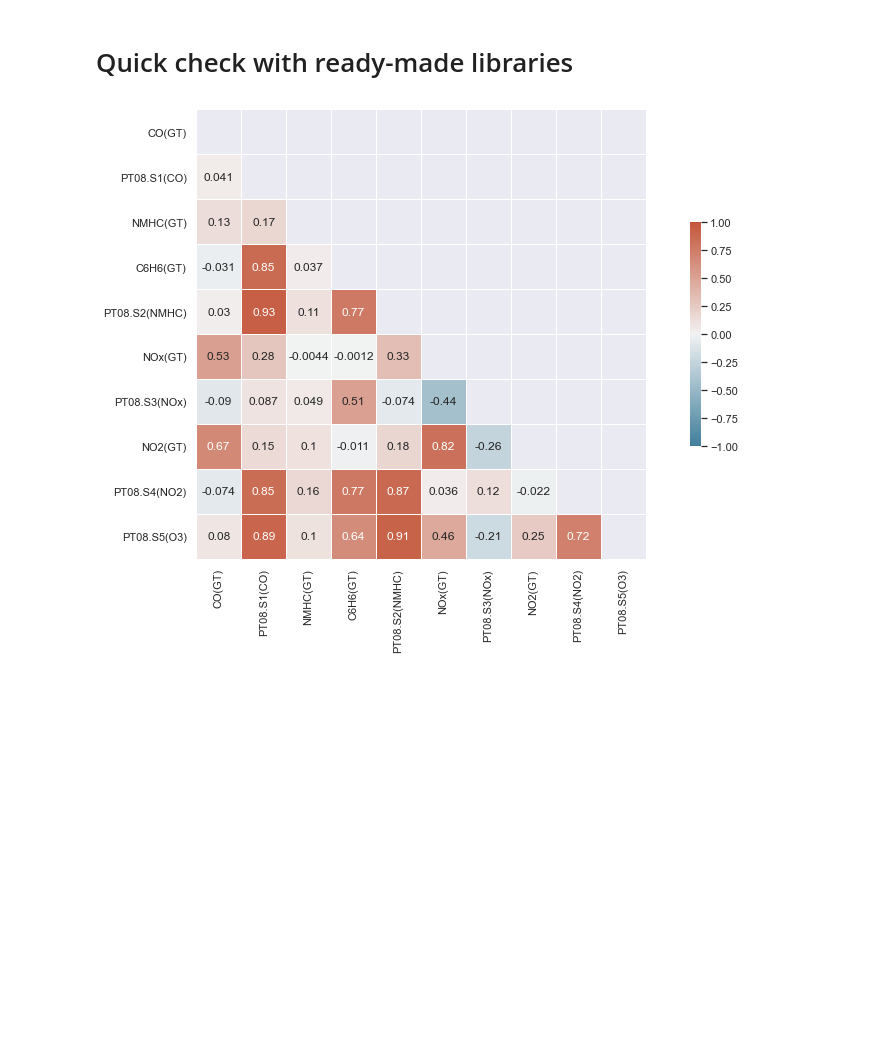
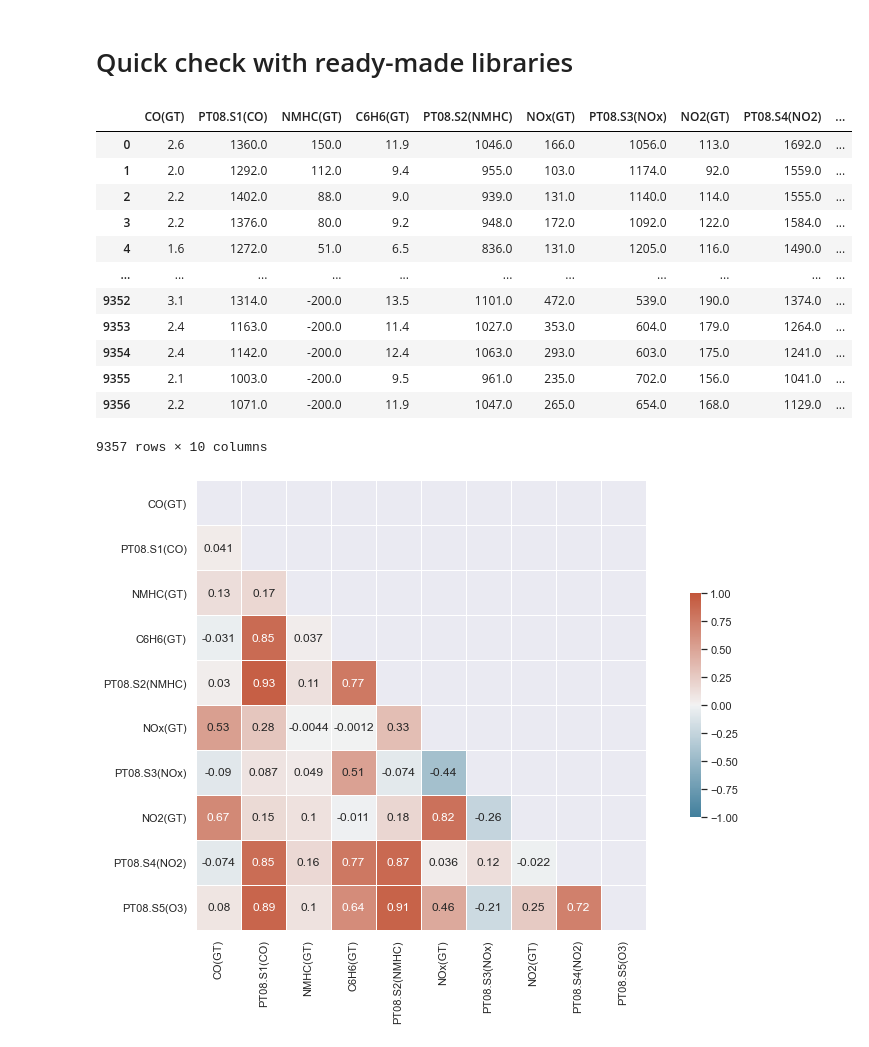
Before and after one commit to Krystiankr/ML-LinearRegression, a Jupyter notebook: AirQuality.ipynb, the cells around one changed output. Drawn from its saved outputs; the diff is of its cells as text; code cells hidden in the pictures; blank space fills up the shorter version.

```diff
--- a/AirQuality.ipynb
+++ b/AirQuality.ipynb
@@ -315,6 +315,25 @@ As we can see a few columns are strongly related to each other, in this we can d
 So we can get rid of the **CO** sensor because it has a high correlation with many other sensors like **NMHC, O3, C6H6** and measurements will also be good
 # %% [markdown]
 # Quick check with ready-made libraries
+# %%
+#df_float = df[['CO(GT)', 'C6H6(GT)']]
+df[float_cols] = df[float_cols].apply(lambda x: x.str.replace(',', '.').astype('float32'))
+# %%
+df
+# %% [output]
+|  | CO(GT) | PT08.S1(CO) | NMHC(GT) | C6H6(GT) | PT08.S2(NMHC) | NOx(GT) | PT08.S3(NOx) | NO2(GT) | PT08.S4(NO2) | ... |
+| 0 | 2.6 | 1360.0 | 150.0 | 11.9 | 1046.0 | 166.0 | 1056.0 | 113.0 | 1692.0 | ... |
+| 1 | 2.0 | 1292.0 | 112.0 | 9.4 | 955.0 | 103.0 | 1174.0 | 92.0 | 1559.0 | ... |
+| 2 | 2.2 | 1402.0 | 88.0 | 9.0 | 939.0 | 131.0 | 1140.0 | 114.0 | 1555.0 | ... |
+| 3 | 2.2 | 1376.0 | 80.0 | 9.2 | 948.0 | 172.0 | 1092.0 | 122.0 | 1584.0 | ... |
+| 4 | 1.6 | 1272.0 | 51.0 | 6.5 | 836.0 | 131.0 | 1205.0 | 116.0 | 1490.0 | ... |
+| ... | ... | ... | ... | ... | ... | ... | ... | ... | ... | ... |
+| 9352 | 3.1 | 1314.0 | -200.0 | 13.5 | 1101.0 | 472.0 | 539.0 | 190.0 | 1374.0 | ... |
+| 9353 | 2.4 | 1163.0 | -200.0 | 11.4 | 1027.0 | 353.0 | 604.0 | 179.0 | 1264.0 | ... |
+| 9354 | 2.4 | 1142.0 | -200.0 | 12.4 | 1063.0 | 293.0 | 603.0 | 175.0 | 1241.0 | ... |
+| 9355 | 2.1 | 1003.0 | -200.0 | 9.5 | 961.0 | 235.0 | 702.0 | 156.0 | 1041.0 | ... |
+| 9356 | 2.2 | 1071.0 | -200.0 | 11.9 | 1047.0 | 265.0 | 654.0 | 168.0 | 1129.0 | ... |
+9357 rows × 10 columns
 # %%
 import pandas as pd
 import numpy as np
```
Also changed, not shown: parts of 1 cell of this notebook.
